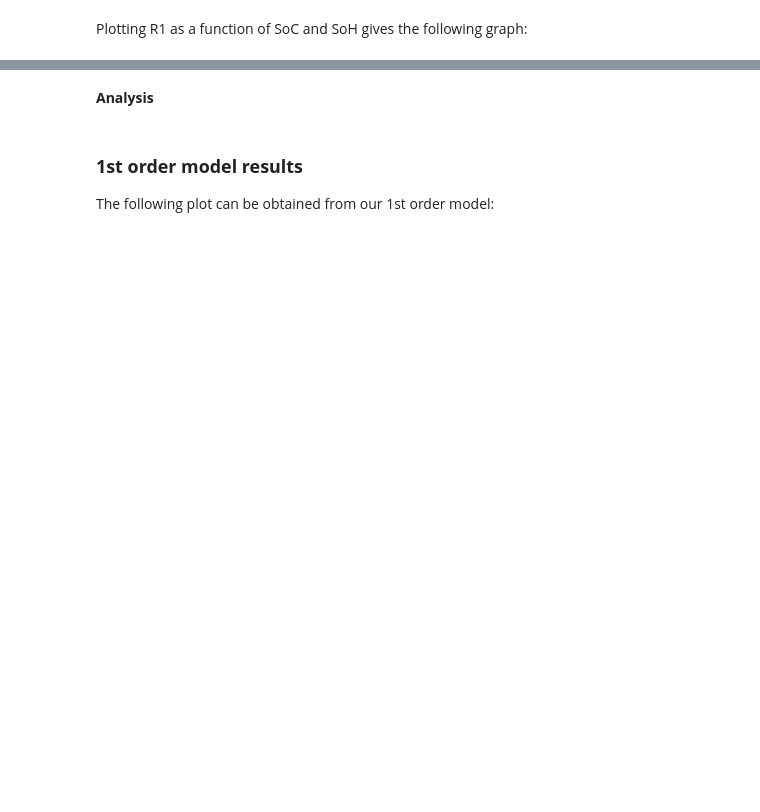
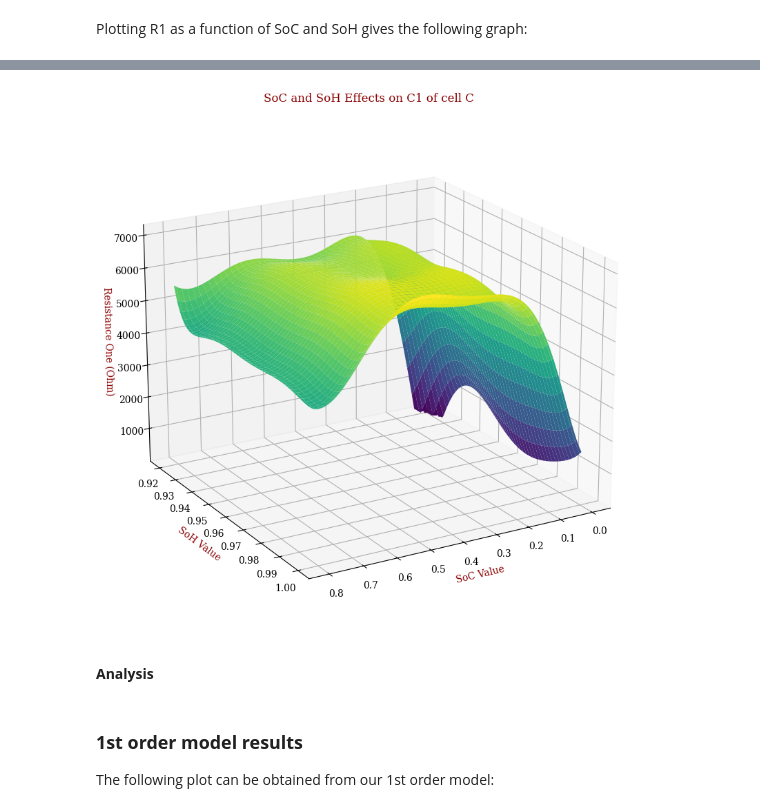
Before and after one commit to Gringer-Giffon/EDF_Batteries, a Jupyter notebook: EDF_Batteries_Cleaned_Up/Battery_Modelling_Project/Battery_Modelling_Project/src/report.ipynb, the cells around one changed output, grey strips where cells are left out. Saved outputs shown, nothing was run; the diff lists cells and outputs as text; code cells hidden in the pictures; blank space fills up the shorter version.

```diff
--- a/EDF_Batteries_Cleaned_Up/Battery_Modelling_Project/Battery_Modelling_Project/src/report.ipynb
+++ b/EDF_Batteries_Cleaned_Up/Battery_Modelling_Project/Battery_Modelling_Project/src/report.ipynb
@@ -420,5 +413,9 @@ We apply curve fitting for a continuous relationship between $\tau_1$ and SoC.
 
 Using this, we may plot $C_{1}$ as a function of SoC and SoH:
+# %%
+pt.model_data_c1_soc_soh()
+# %% [output]
+[figure, added]
 # %% [markdown]
 **Analysis**
 # %% [markdown]
```
Also changed, not shown: parts of 16 cells of this notebook, 32 other files.
